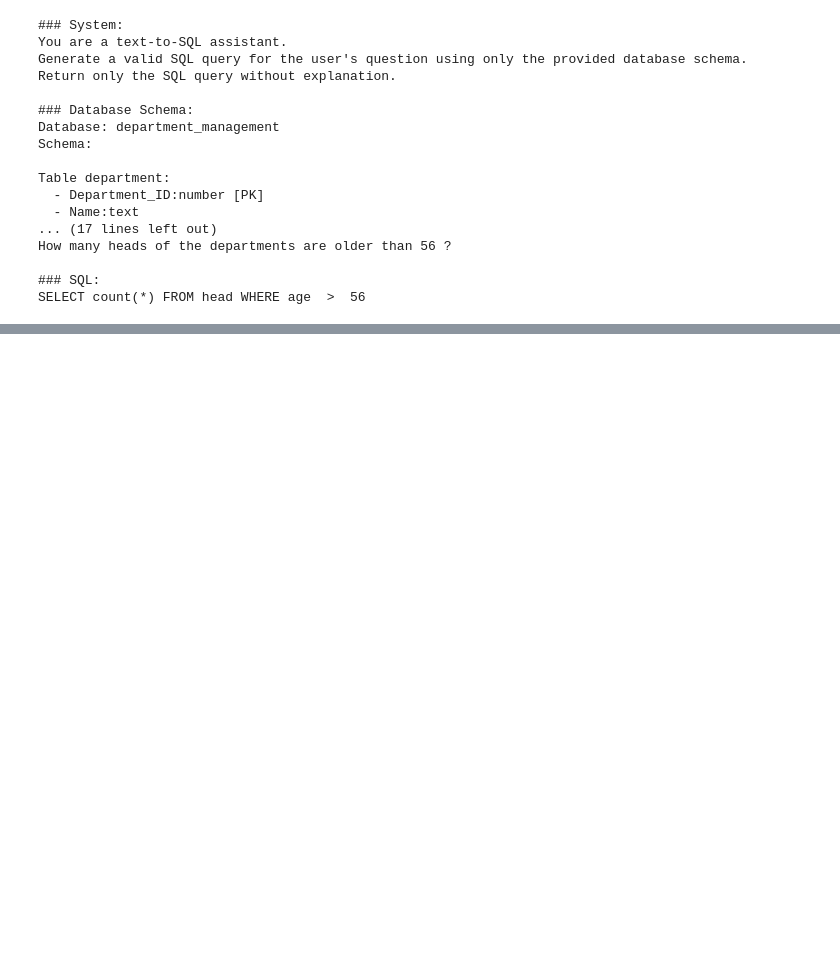
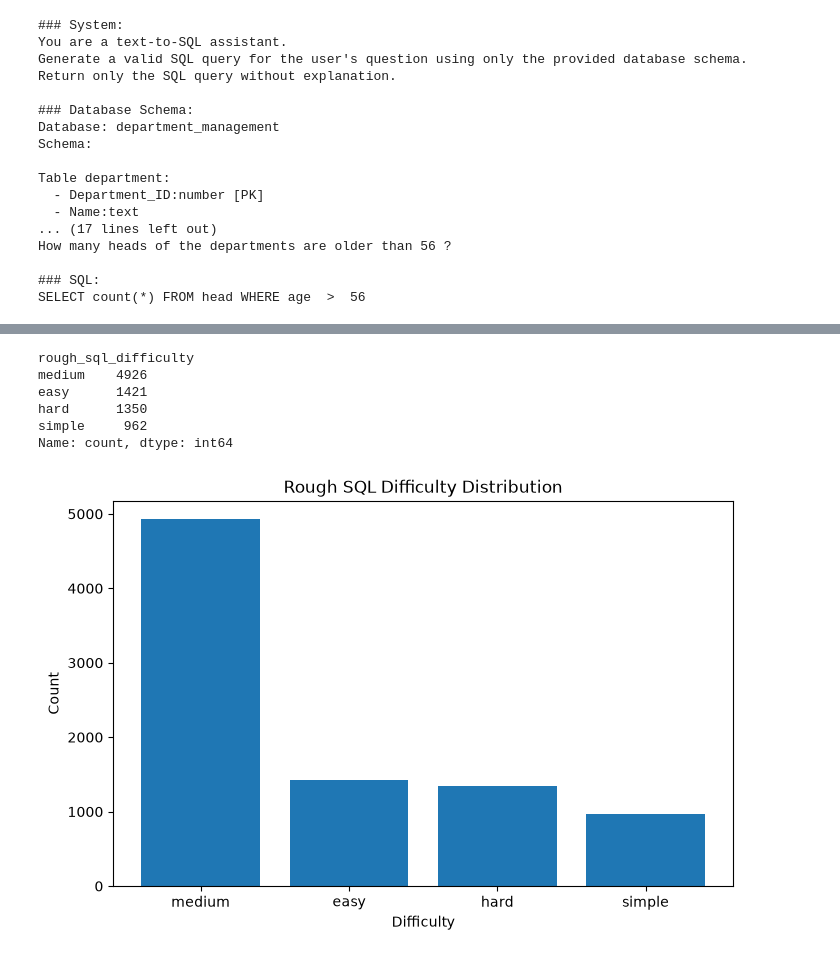
Before and after one commit to shubhangmalviya/qwen-slm-engineering-lab, a Jupyter notebook: text-generation/Text_To_Sql_Data_Prep.ipynb, the cells around one changed output, grey strips where cells are left out. Drawn from its saved outputs; the diff is of its cells as text; code cells hidden in the pictures; blank space fills up the shorter version.

```diff
--- a/text-generation/Text_To_Sql_Data_Prep.ipynb
+++ b/text-generation/Text_To_Sql_Data_Prep.ipynb
@@ -434,0 +578,69 @@ SELECT count(*) FROM head WHERE age  >  56
+# %%
+SQL_KEYWORDS = [
+    "select", "where", "group by", "order by", "having",
+    "join", "intersect", "union", "except",
+    "limit", "count", "avg", "sum", "min", "max",
+    "distinct", "in", "not in", "like", "between"
+]
+
+
+def sql_complexity_features(sql):
+    sql_lower = str(sql).lower()
+
+    features = {}
+
+    for kw in SQL_KEYWORDS:
+        features[f"has_{kw.replace(' ', '_')}"] = int(kw in sql_lower)
+
+    features["num_select"] = len(re.findall(r"\bselect\b", sql_lower))
+    features["num_join"] = len(re.findall(r"\bjoin\b", sql_lower))
+    features["num_conditions"] = len(re.findall(r"\band\b|\bor\b", sql_lower))
+    features["has_nested_query"] = int(features["num_select"] > 1)
+
+    # Rough table count from FROM/JOIN occurrences
+    features["num_from"] = len(re.findall(r"\bfrom\b", sql_lower))
+
+    return features
+
+
+def add_sql_complexity(df):
+    df = df.copy()
+
+    feats = df["query"].apply(sql_complexity_features).apply(pd.Series)
+    df = pd.concat([df, feats], axis=1)
+
+    # Simple complexity bucket
+    conditions = [
+        (df["has_nested_query"] == 1) | (df["has_intersect"] == 1) | (df["has_union"] == 1) | (df["has_except"] == 1),
+        (df["has_group_by"] == 1) | (df["has_order_by"] == 1) | (df["num_join"] >= 1),
+        (df["has_where"] == 1),
+    ]
+
+    choices = ["hard", "medium", "easy"]
+    df["rough_sql_difficulty"] = np.select(conditions, choices, default="simple")
+
+    return df
+
+
+train_sft_df = add_sql_complexity(train_sft_df)
+dev_sft_df = add_sql_complexity(dev_sft_df)
+
+train_sft_df["rough_sql_difficulty"].value_counts()
+# %% [output]
+rough_sql_difficulty
+medium    4926
+easy      1421
+hard      1350
+simple     962
+Name: count, dtype: int64
+# %%
+difficulty_counts = train_sft_df["rough_sql_difficulty"].value_counts()
+
+plt.figure(figsize=(8, 5))
+plt.bar(difficulty_counts.index, difficulty_counts.values)
+plt.title("Rough SQL Difficulty Distribution")
+plt.xlabel("Difficulty")
+plt.ylabel("Count")
+plt.show()
+# %% [output]
+[figure, added]
```
Also changed, not shown: parts of 22 cells of this notebook.
